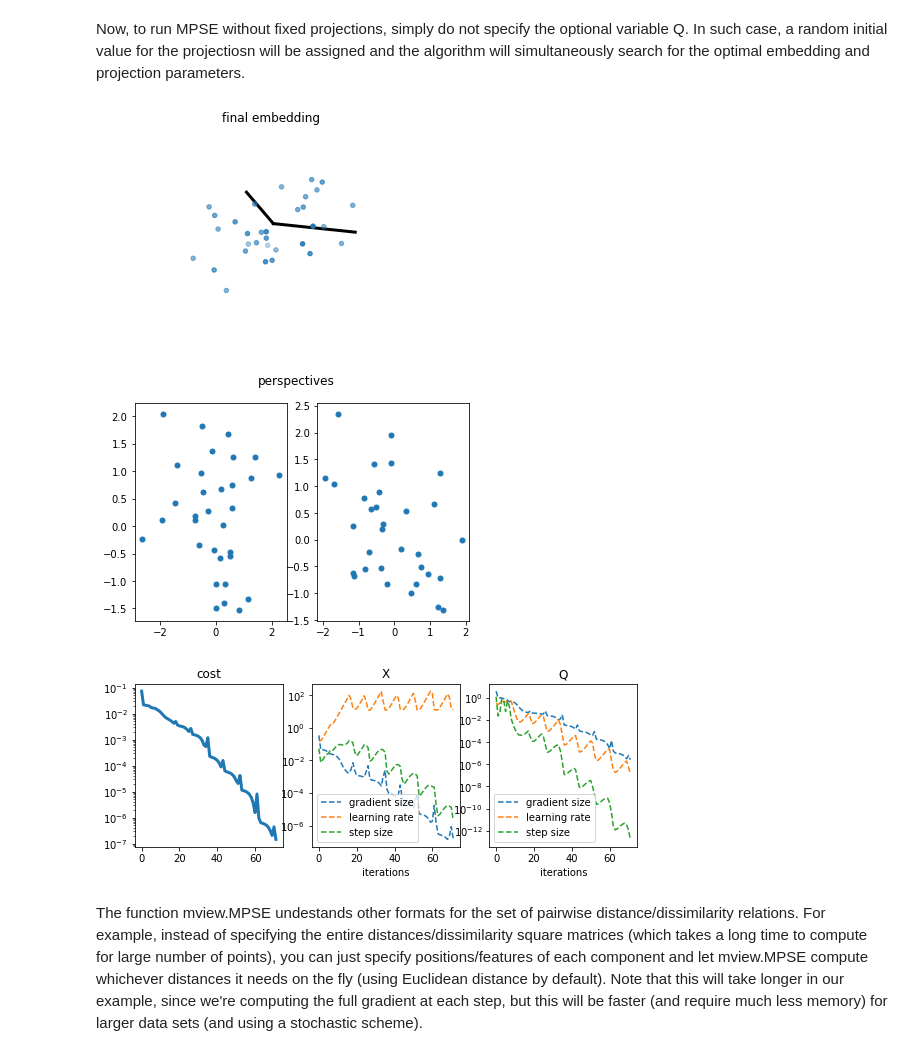
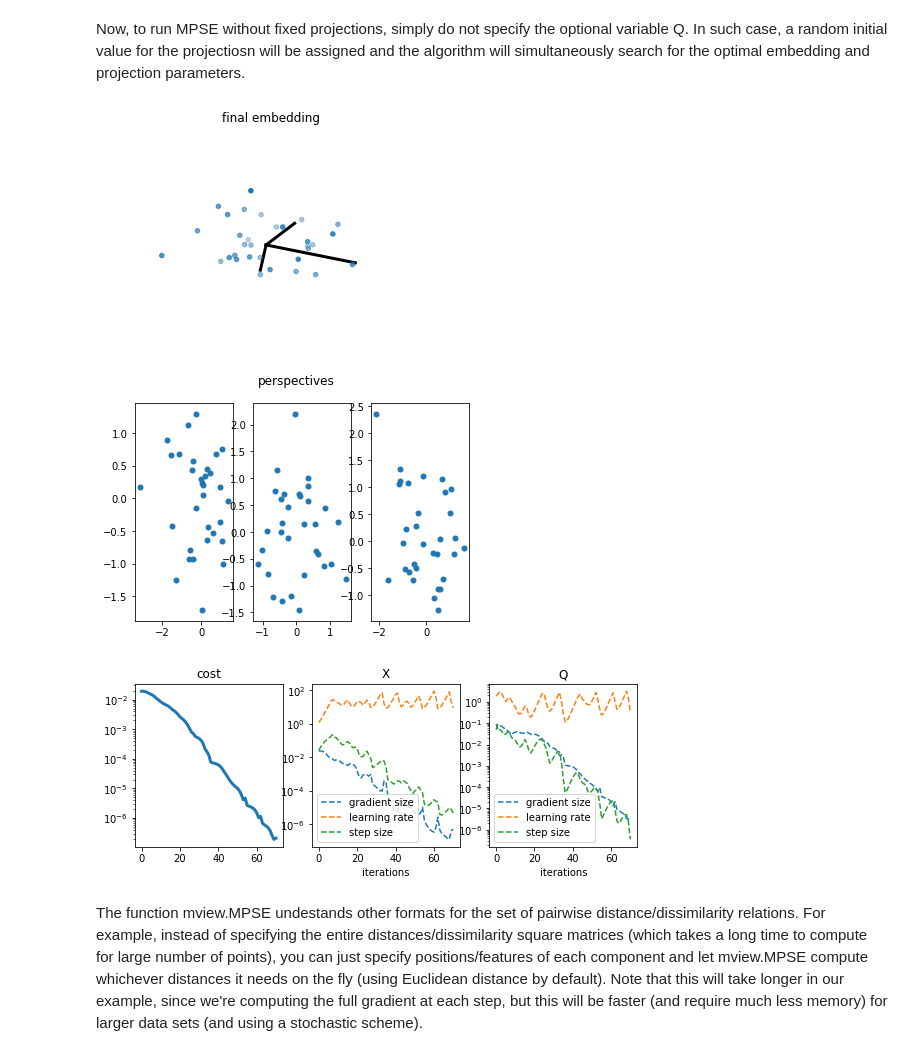
Before and after one commit to enggiqbal/MPSE, a Jupyter notebook: MPSE/mview_examples.ipynb, the cells around one changed output. Saved outputs shown, nothing was run; the diff lists cells and outputs as text; code cells hidden in the pictures.

```diff
--- a/MPSE/mview_examples.ipynb
+++ b/MPSE/mview_examples.ipynb
@@ -79,11 +79,11 @@ The first plot is the 3D plot of the final embedding. The second plot is the 2D
 # %% [markdown]
 Now, to run MPSE without fixed projections, simply do not specify the optional variable Q. In such case, a random initial value for the projectiosn will be assigned and the algorithm will simultaneously search for the optimal embedding and projection parameters.
 # %%
-X,Q,cost,H = mview.MPSE([D1,D2],d1=3,d2=2,plot=True)
+X,Q,cost,H = mview.MPSE([D1,D2,D3],plot=True)
 # %% [output]
-[figure, old version]
+[figure, new version]
-[figure, old version]
+[figure, new version]
-[figure, old version]
+[figure, new version]
 # %% [markdown]
 The function mview.MPSE undestands other formats for the set of pairwise distance/dissimilarity relations. For example, instead of specifying the entire distances/dissimilarity square matrices (which takes a long time to compute for large number of points), you can just specify positions/features of each component and let mview.MPSE compute whichever distances it needs on the fly (using Euclidean distance by default). Note that this will take longer in our example, since we're computing the full gradient at each step, but this will be faster (and require much less memory) for larger data sets (and using a stochastic scheme).
 # %%
```
Also changed, not shown: parts of 16 cells of this notebook, 3 other files.
